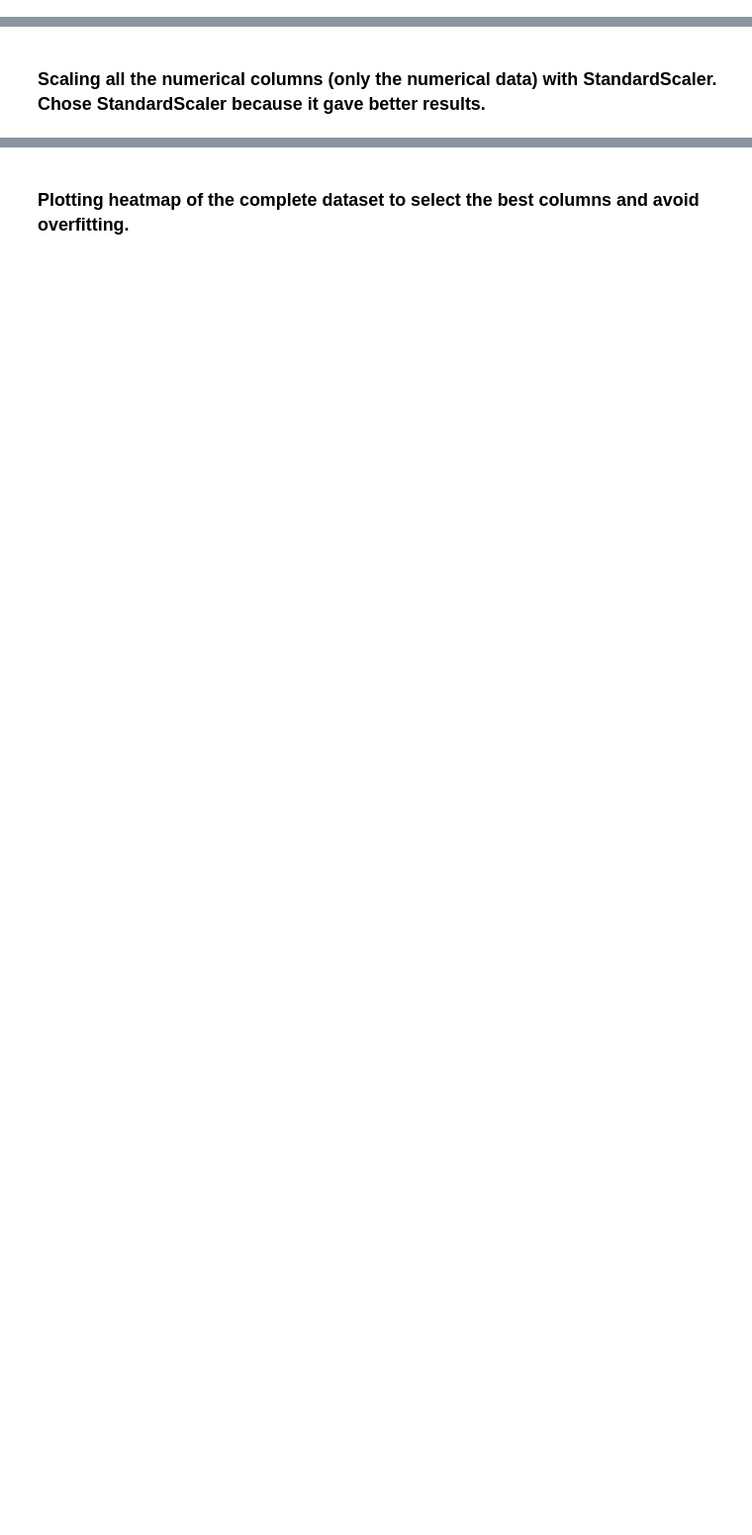
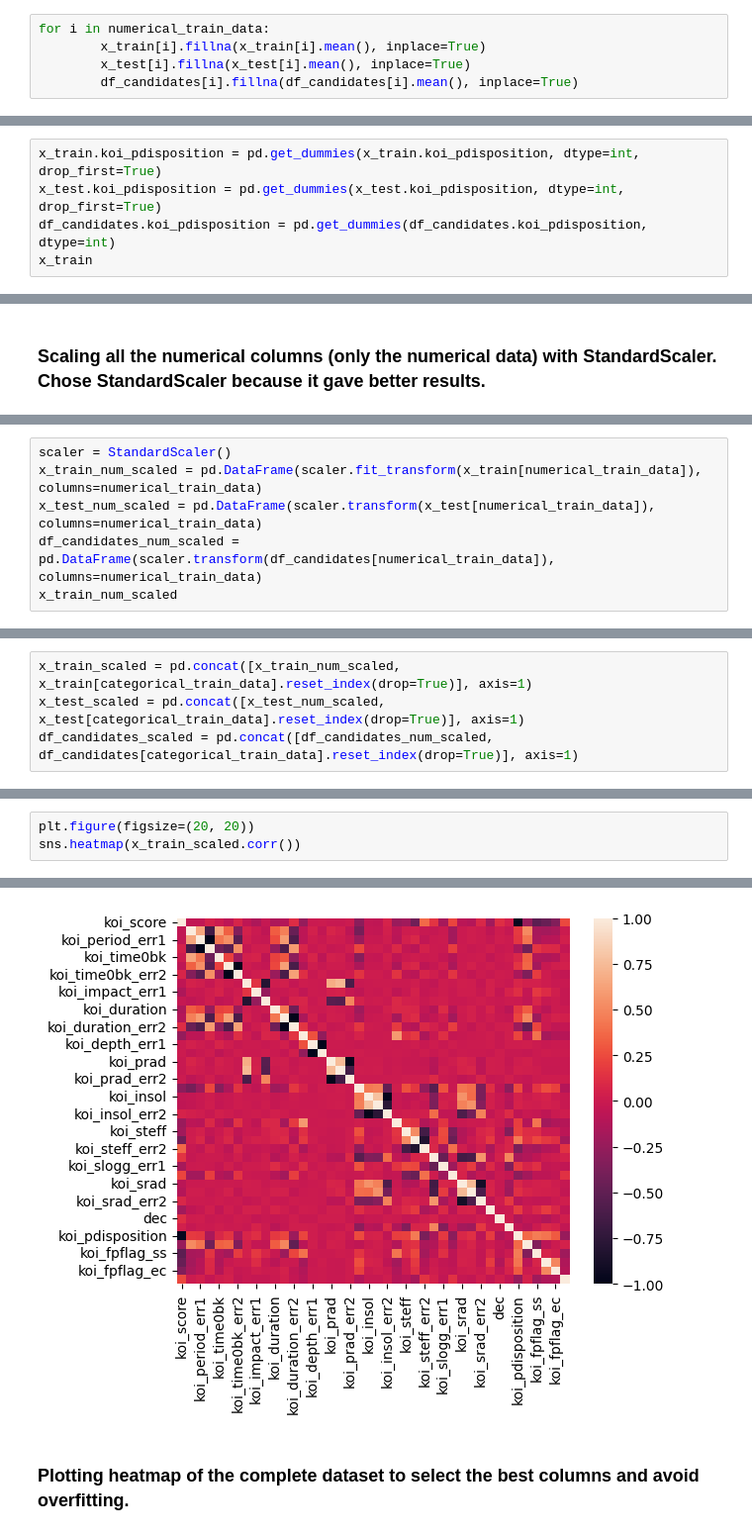
Before and after one commit to SketchyCarrot/Kepler_Exoplanet_Search_Results, a Jupyter notebook: main.ipynb, the cells around one changed output, grey strips where cells are left out. Shown at 99% size. Drawn from its saved outputs; the diff is of its cells as text; blank space fills up the shorter version.

Commit message:
Made some changes to imporve the data to be fed to the algorithms

```diff
--- a/main.ipynb
+++ b/main.ipynb
@@ -382,0 +445,5 @@ See the caveats in the documentation: https://pandas.pydata.org/pandas-docs/stab
+# %%
+for i in numerical_train_data:
+        x_train[i].fillna(x_train[i].mean(), inplace=True)
+        x_test[i].fillna(x_test[i].mean(), inplace=True)
+        df_candidates[i].fillna(df_candidates[i].mean(), inplace=True)
@@ -441,0 +490,5 @@ Index(['koi_score', 'koi_period', 'koi_period_err1', 'koi_period_err2',
+# %%
+x_train.koi_pdisposition = pd.get_dummies(x_train.koi_pdisposition, dtype=int, drop_first=True)
+x_test.koi_pdisposition = pd.get_dummies(x_test.koi_pdisposition, dtype=int, drop_first=True)
+df_candidates.koi_pdisposition = pd.get_dummies(df_candidates.koi_pdisposition, dtype=int)
+x_train
@@ -475,0 +524,6 @@ df2_scaled
+# %%
+scaler = StandardScaler()
+x_train_num_scaled = pd.DataFrame(scaler.fit_transform(x_train[numerical_train_data]), columns=numerical_train_data)
+x_test_num_scaled = pd.DataFrame(scaler.transform(x_test[numerical_train_data]), columns=numerical_train_data)
+df_candidates_num_scaled = pd.DataFrame(scaler.transform(df_candidates[numerical_train_data]), columns=numerical_train_data)
+x_train_num_scaled
@@ -475,0 +560,4 @@ df2_scaled
+# %%
+x_train_scaled = pd.concat([x_train_num_scaled, x_train[categorical_train_data].reset_index(drop=True)], axis=1)
+x_test_scaled = pd.concat([x_test_num_scaled, x_test[categorical_train_data].reset_index(drop=True)], axis=1)
+df_candidates_scaled = pd.concat([df_candidates_num_scaled, df_candidates[categorical_train_data].reset_index(drop=True)], axis=1)
@@ -551,0 +670,4 @@ df2_scaled
+# %%
+plt.figure(figsize=(20, 20))
+sns.heatmap(x_train_scaled.corr())
+# %% [output]
@@ -552,2 +675,3 @@ df2_scaled
+[figure, added]
 # %% [markdown]
 ### Plotting heatmap of the complete dataset to select the best columns and avoid overfitting.
```
Also changed, not shown: parts of 59 cells of this notebook.
